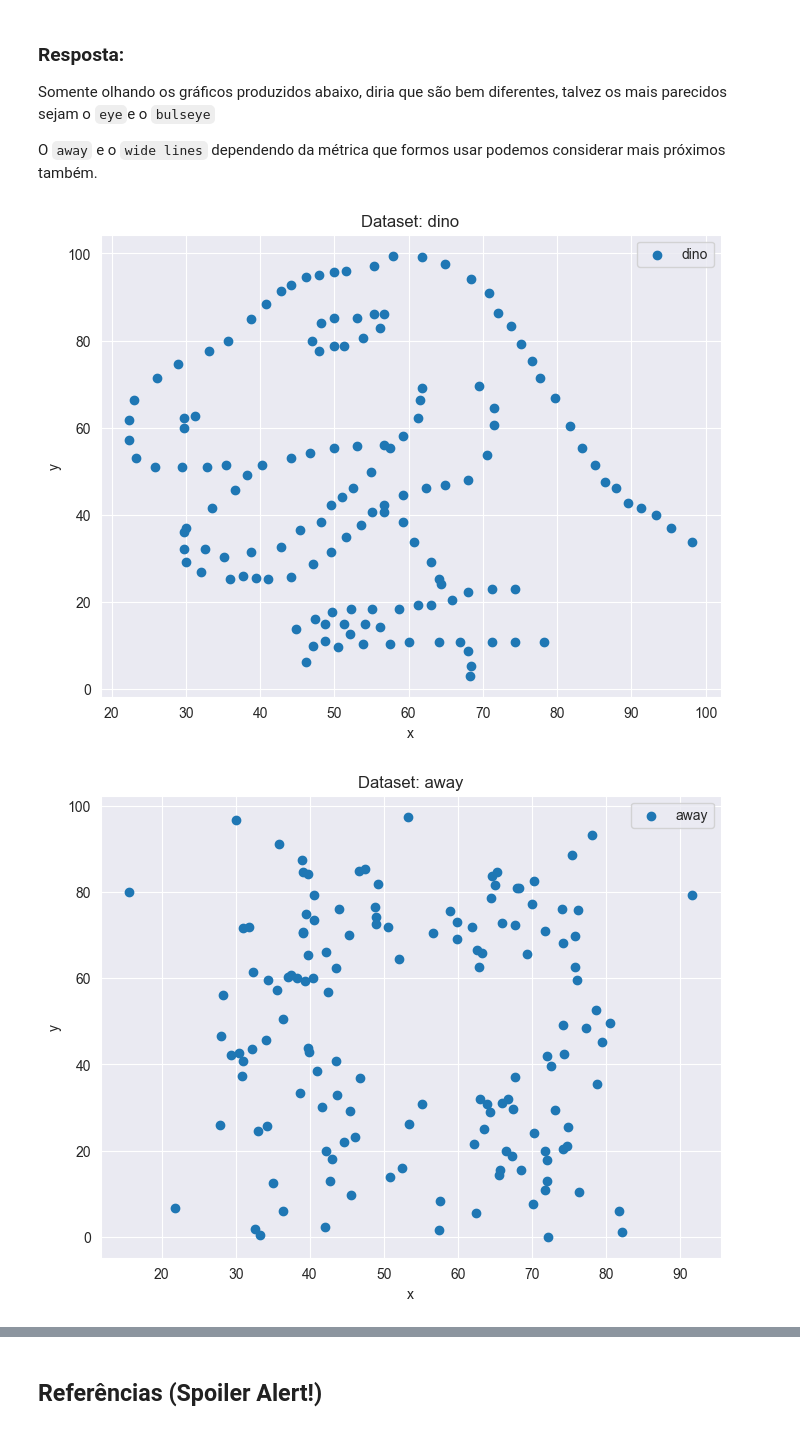
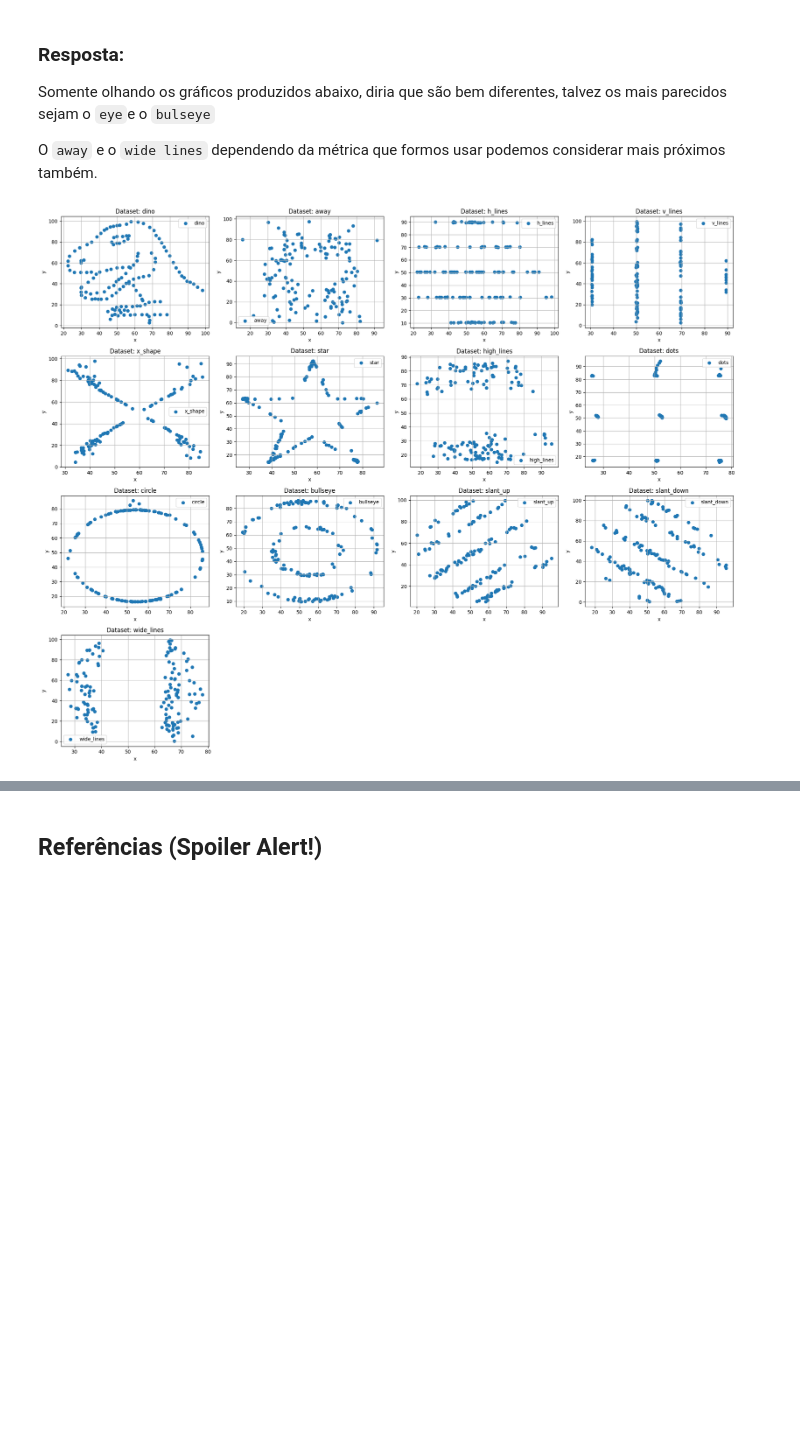
Before and after one commit to hygo2025/ciencia_de_dados, a Jupyter notebook: lista_01/lista_01.ipynb, the cells around one changed output, grey strips where cells are left out. Drawn from its saved outputs; the diff is of its cells as text; code cells hidden in the pictures; blank space fills up the shorter version.

```diff
--- a/lista_01/lista_01.ipynb
+++ b/lista_01/lista_01.ipynb
@@ -399,7 +401,7 @@ Na verdade, o arquivo é uma coleção de vários conjuntos de dados. O arquivo
 - `x` indica a coordenada $x$ de cada ponto do conjunto
 - `y` indica a coordenada $y$ de cada ponto do conjunto
 # %%
-df2 = pd.read_csv('./dados_questao_5.csv')
+df2 = pd.read_csv('https://raw.githubusercontent.com/hygo2025/CDD/refs/heads/main/lista_01/dados_questao_5.csv')
 # %% [markdown]
 ### Parte (a)
 # %% [markdown]
@@ -459,20 +461,23 @@ Somente olhando os gráficos produzidos abaixo, diria que são bem diferentes, t
 
 O `away` e o `wide lines` dependendo da métrica que formos usar podemos considerar mais próximos também.
 # %%
-for dataset in df2['dataset'].unique():
-    plt.figure(figsize=(8, 6))
+fig, axes = plt.subplots(4, 4, figsize=(20, 16))
+axes = axes.flatten()
 
+for i, dataset in enumerate(df2['dataset'].unique()):
     dataset_line = df2[df2['dataset'] == dataset]
+    ax = axes[i]
+    ax.scatter(dataset_line['x'], dataset_line['y'], label=dataset)
+    ax.set_title(f"Dataset: {dataset}")
+    ax.set_xlabel('x')
+    ax.set_ylabel('y')
+    ax.legend()
+    ax.grid(True)
 
-    plt.scatter(
-        dataset_line['x'], dataset_line["y"], label=dataset
-    )
-    plt.title(f"Dataset: {dataset}")
-    plt.xlabel('x')
-    plt.ylabel('y')
-    plt.legend()
-    plt.grid(True)
-    plt.show()
+for j in range(i + 1, len(axes)):
+    fig.delaxes(axes[j])
+
+plt.tight_layout()
+plt.show()
 # %% [output]
-[figure, old version]
+[figure, new version]
-[figure, removed]
```
Also changed, not shown: parts of 23 cells of this notebook.
